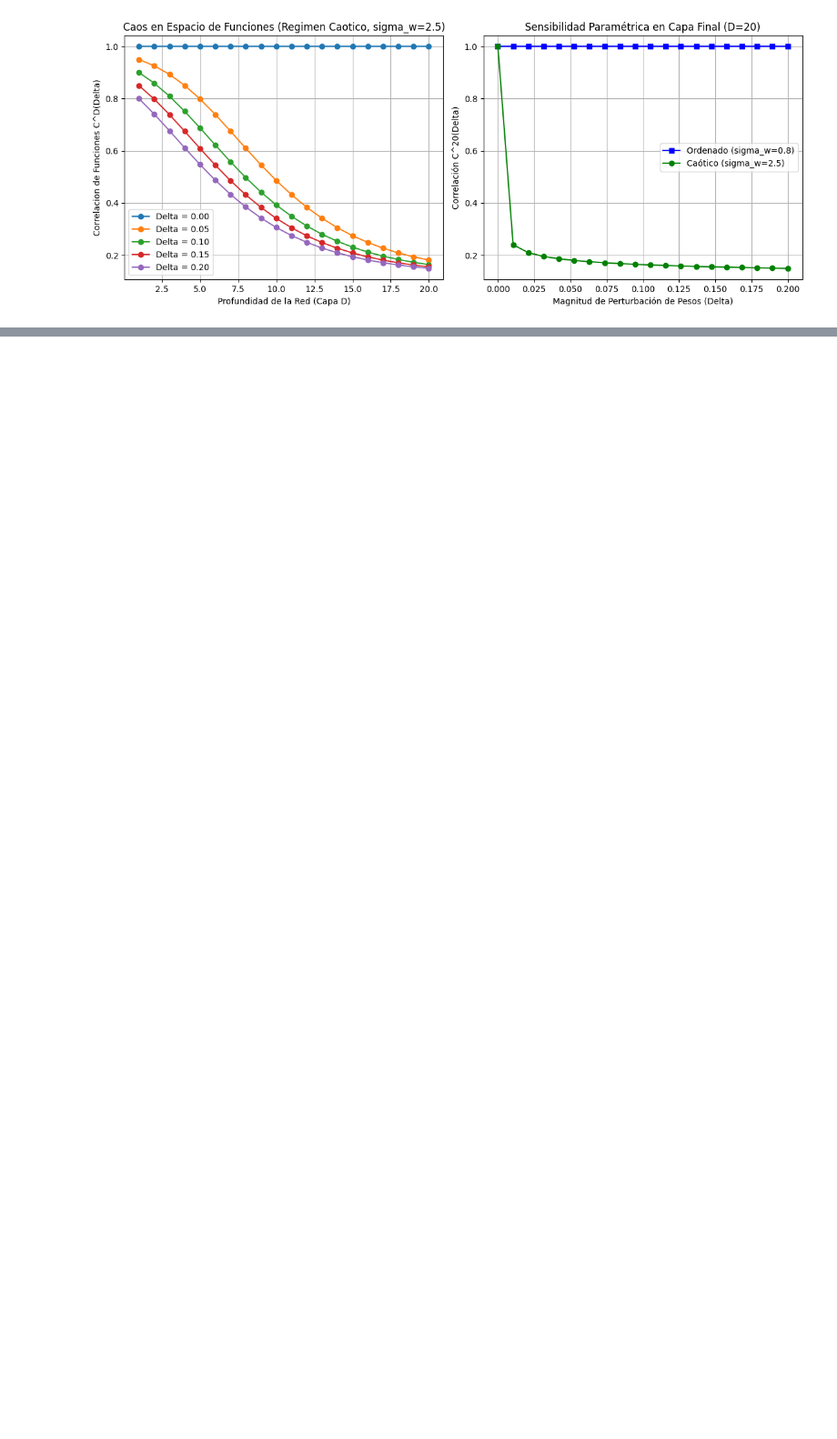
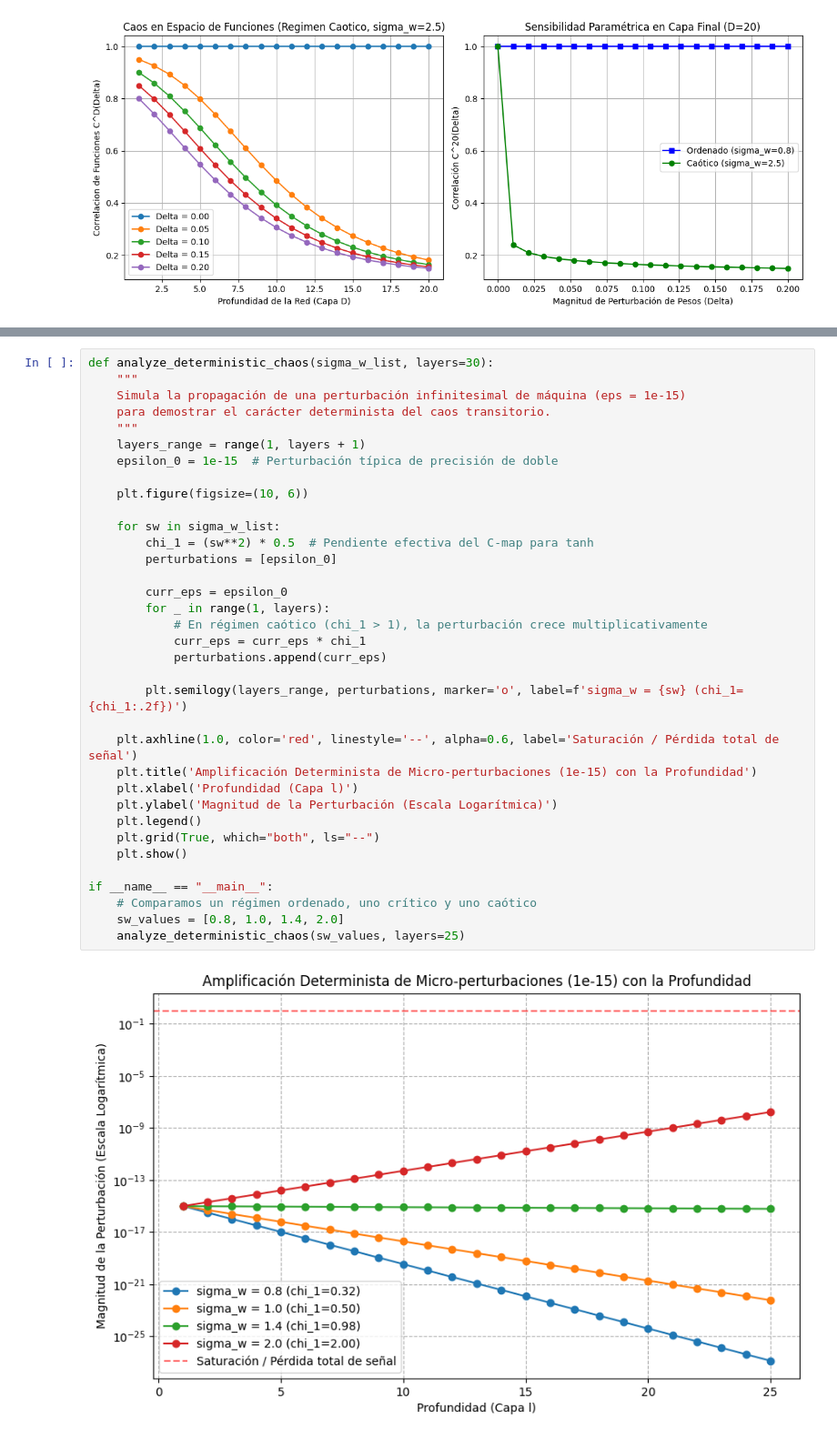
Before and after one commit to ernesto-miguez/Research, a Jupyter notebook: Determinism & Chaotic Systems/Dinámica_y_Caos_en_Redes_Profundas.ipynb, the cells around one changed output, grey strips where cells are left out. Shown at 91% size. Cells and saved outputs as stored; diff of their text form; blank space fills up the shorter version.

```diff
--- a/Determinism & Chaotic Systems/Dinámica_y_Caos_en_Redes_Profundas.ipynb
+++ b/Determinism & Chaotic Systems/Dinámica_y_Caos_en_Redes_Profundas.ipynb
@@ -306,0 +366,37 @@ if __name__ == "__main__":
+# %%
+def analyze_deterministic_chaos(sigma_w_list, layers=30):
+    """
+    Simula la propagación de una perturbación infinitesimal de máquina (eps = 1e-15)
+    para demostrar el carácter determinista del caos transitorio.
+    """
+    layers_range = range(1, layers + 1)
+    epsilon_0 = 1e-15  # Perturbación típica de precisión de doble
+
+    plt.figure(figsize=(10, 6))
+
+    for sw in sigma_w_list:
+        chi_1 = (sw**2) * 0.5  # Pendiente efectiva del C-map para tanh
+        perturbations = [epsilon_0]
+
+        curr_eps = epsilon_0
+        for _ in range(1, layers):
+            # En régimen caótico (chi_1 > 1), la perturbación crece multiplicativamente
+            curr_eps = curr_eps * chi_1
+            perturbations.append(curr_eps)
+
+        plt.semilogy(layers_range, perturbations, marker='o', label=f'sigma_w = {sw} (chi_1={chi_1:.2f})')
+
+    plt.axhline(1.0, color='red', linestyle='--', alpha=0.6, label='Saturación / Pérdida total de señal')
+    plt.title('Amplificación Determinista de Micro-perturbaciones (1e-15) con la Profundidad')
+    plt.xlabel('Profundidad (Capa l)')
+    plt.ylabel('Magnitud de la Perturbación (Escala Logarítmica)')
+    plt.legend()
+    plt.grid(True, which="both", ls="--")
+    plt.show()
+
+if __name__ == "__main__":
+    # Comparamos un régimen ordenado, uno crítico y uno caótico
+    sw_values = [0.8, 1.0, 1.4, 2.0]
+    analyze_deterministic_chaos(sw_values, layers=25)
+# %% [output]
+[figure, added]
```
Also changed, not shown: parts of 4 cells of this notebook.
